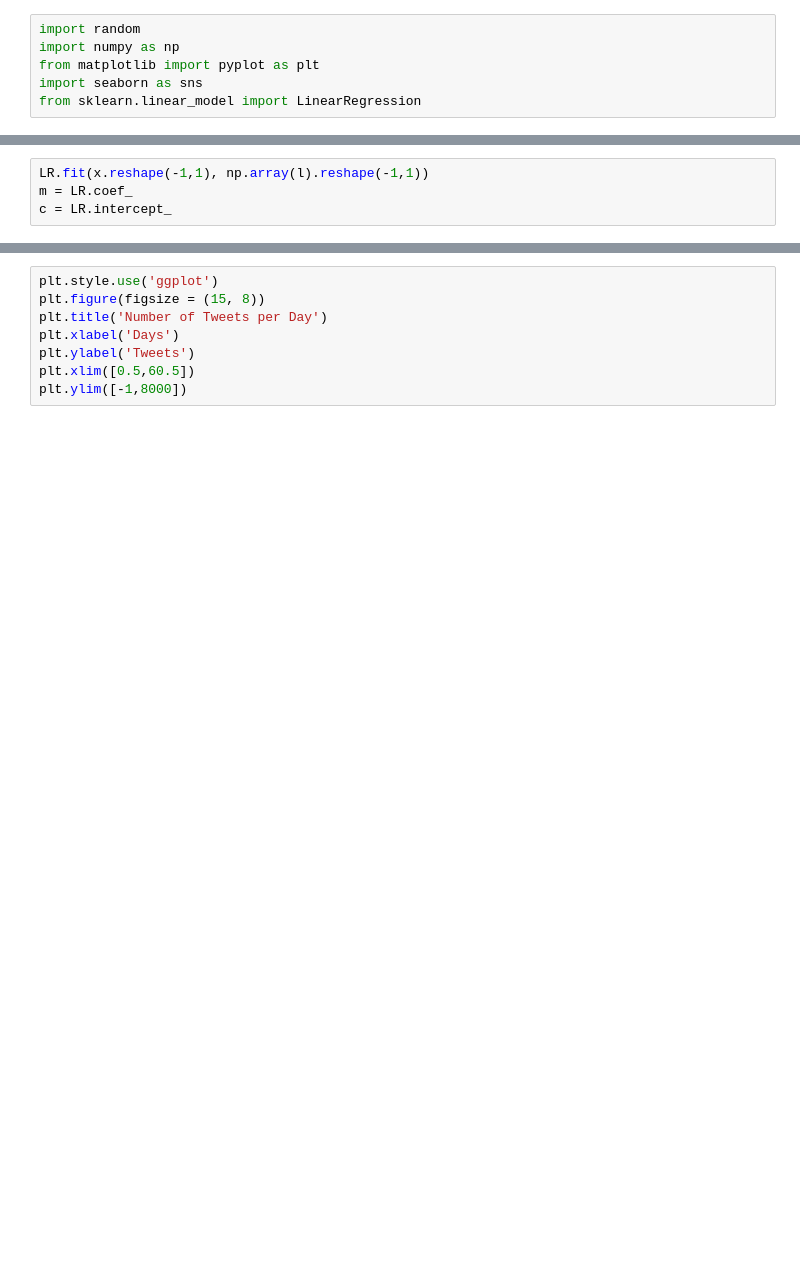
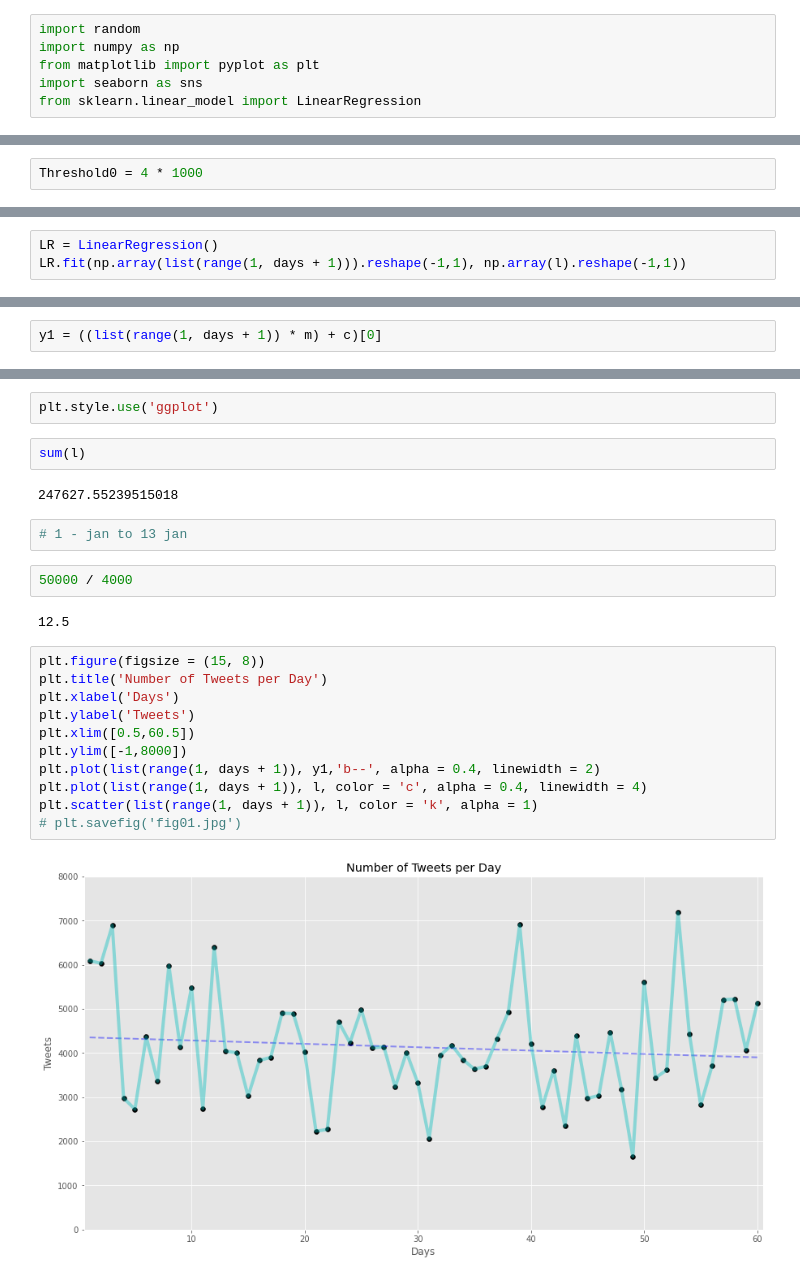
Before and after one commit to justchugh/covid_19, a Jupyter notebook: CODES/Data Gathering graphs.ipynb, the cells around one changed output, grey strips where cells are left out. Saved outputs shown, nothing was run; the diff lists cells and outputs as text; blank space fills up the shorter version.

```diff
--- a/CODES/Data Gathering graphs.ipynb
+++ b/CODES/Data Gathering graphs.ipynb
@@ -11 +7,3 @@ days = 60
+# %%
+Threshold0 = 4 * 1000
 # %%
@@ -19,4 +24,3 @@ LR = LinearRegression()
 # %%
-LR.fit(x.reshape(-1,1), np.array(l).reshape(-1,1))
-m = LR.coef_
-c = LR.intercept_
+LR = LinearRegression()
+LR.fit(np.array(list(range(1, days + 1))).reshape(-1,1), np.array(l).reshape(-1,1))
@@ -24,0 +32,2 @@ y1 = ((x * m) + c).flatten()
+# %%
+y1 = ((list(range(1, days + 1)) * m) + c)[0]
@@ -25,8 +50,25 @@ y1 = ((x * m) + c).flatten()
+# %%
+plt.style.use('ggplot')
+# %%
+sum(l)
+# %% [output]
+247627.55239515018
+# %%
+# 1 - jan to 13 jan
+# %%
+50000 / 4000
+# %% [output]
+12.5
 # %%
-plt.style.use('ggplot')
 plt.figure(figsize = (15, 8))
 plt.title('Number of Tweets per Day')
 plt.xlabel('Days')
 plt.ylabel('Tweets')
 plt.xlim([0.5,60.5])
 plt.ylim([-1,8000])
+plt.plot(list(range(1, days + 1)), y1,'b--', alpha = 0.4, linewidth = 2)
+plt.plot(list(range(1, days + 1)), l, color = 'c', alpha = 0.4, linewidth = 4)
+plt.scatter(list(range(1, days + 1)), l, color = 'k', alpha = 1)
+# plt.savefig('fig01.jpg')
+# %% [output]
+[figure, added]
```
Also changed, not shown: parts of 12 cells of this notebook.
